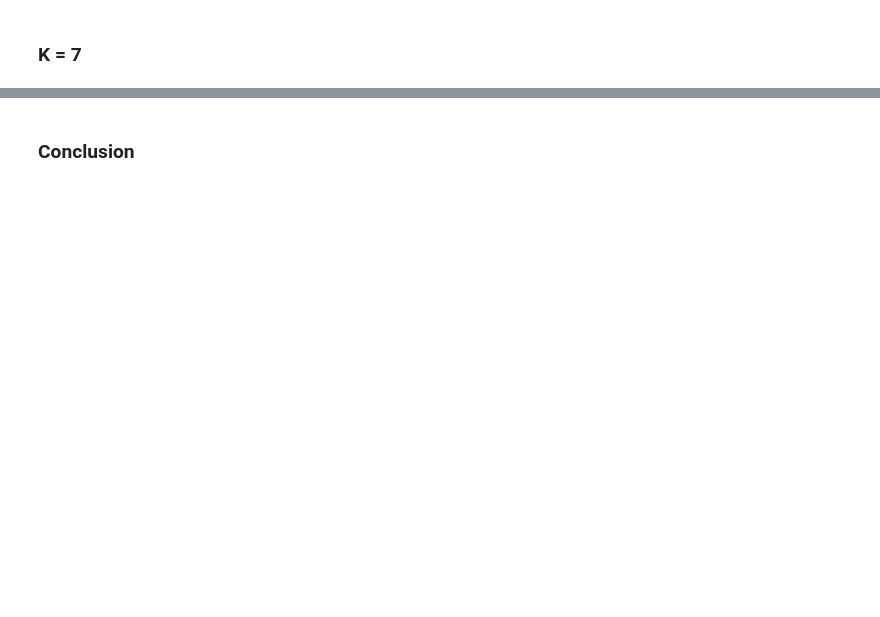
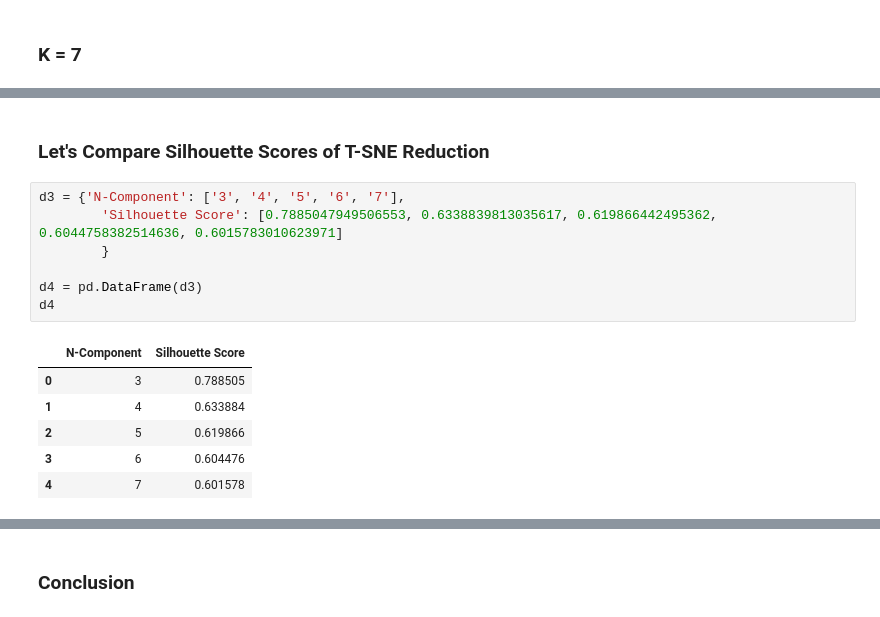
Before and after one commit to HarshESC/Unsupervised-Learning-Capstone-NJ_Transit_-_Amtrak, a Jupyter notebook: Amtrak_NJ_Transit_Unsupervised_Learning_Capstone.ipynb, the cells around one changed output, grey strips where cells are left out. Cells and saved outputs as stored; diff of their text form; blank space fills up the shorter version.

```diff
--- a/Amtrak_NJ_Transit_Unsupervised_Learning_Capstone.ipynb
+++ b/Amtrak_NJ_Transit_Unsupervised_Learning_Capstone.ipynb
@@ -964,0 +993,16 @@ sns.countplot(rushweek['Cluster'])
+# %% [markdown]
+### Let's Compare Silhouette Scores of T-SNE Reduction
+# %%
+d3 = {'N-Component': ['3', '4', '5', '6', '7'],
+        'Silhouette Score': [0.7885047949506553, 0.6338839813035617, 0.619866442495362, 0.6044758382514636, 0.6015783010623971]
+        }
+
+d4 = pd.DataFrame(d3)
+d4
+# %% [output]
+|  | N-Component | Silhouette Score |
+| 0 | 3 | 0.788505 |
+| 1 | 4 | 0.633884 |
+| 2 | 5 | 0.619866 |
+| 3 | 6 | 0.604476 |
+| 4 | 7 | 0.601578 |
```
Also changed, not shown: parts of 103 cells of this notebook.
